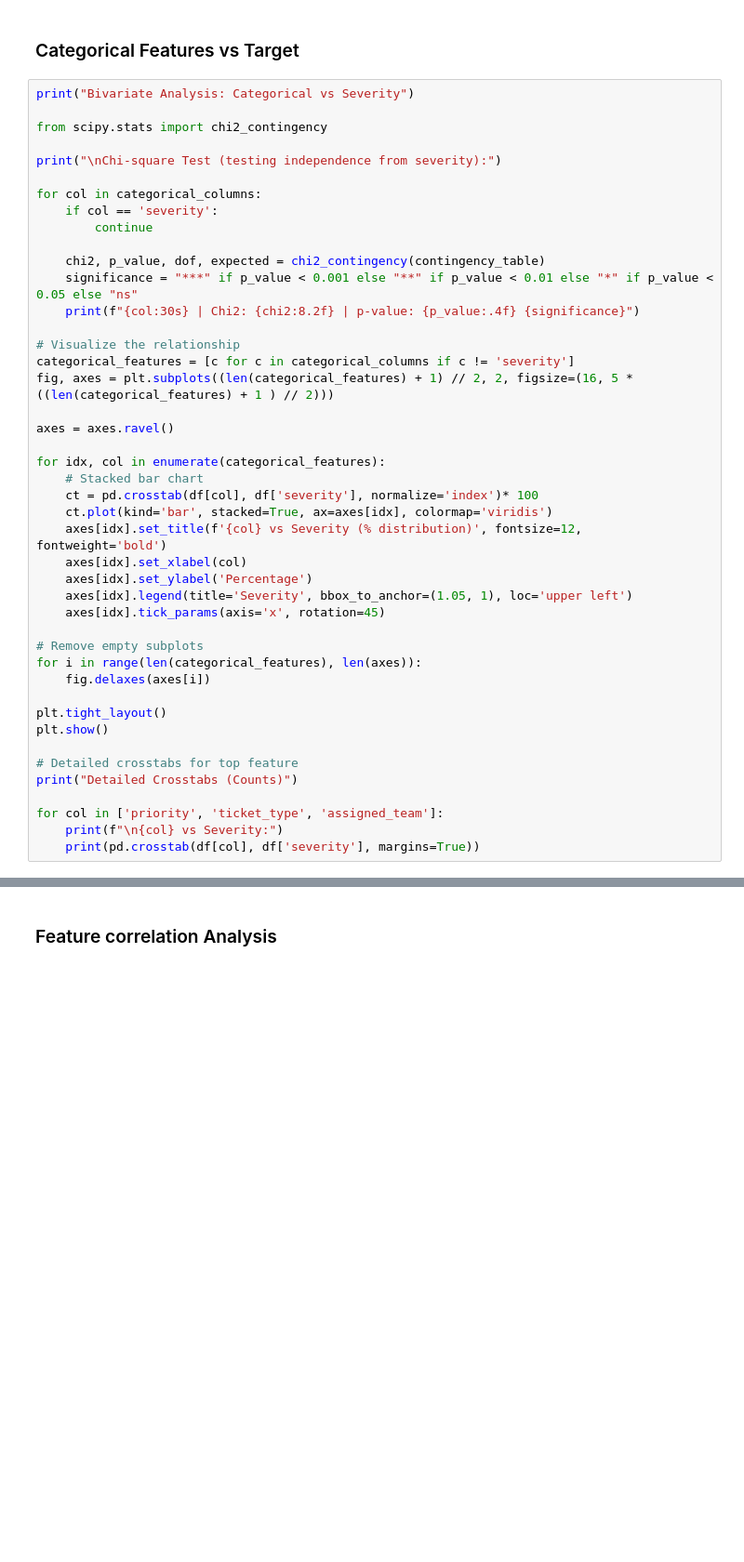
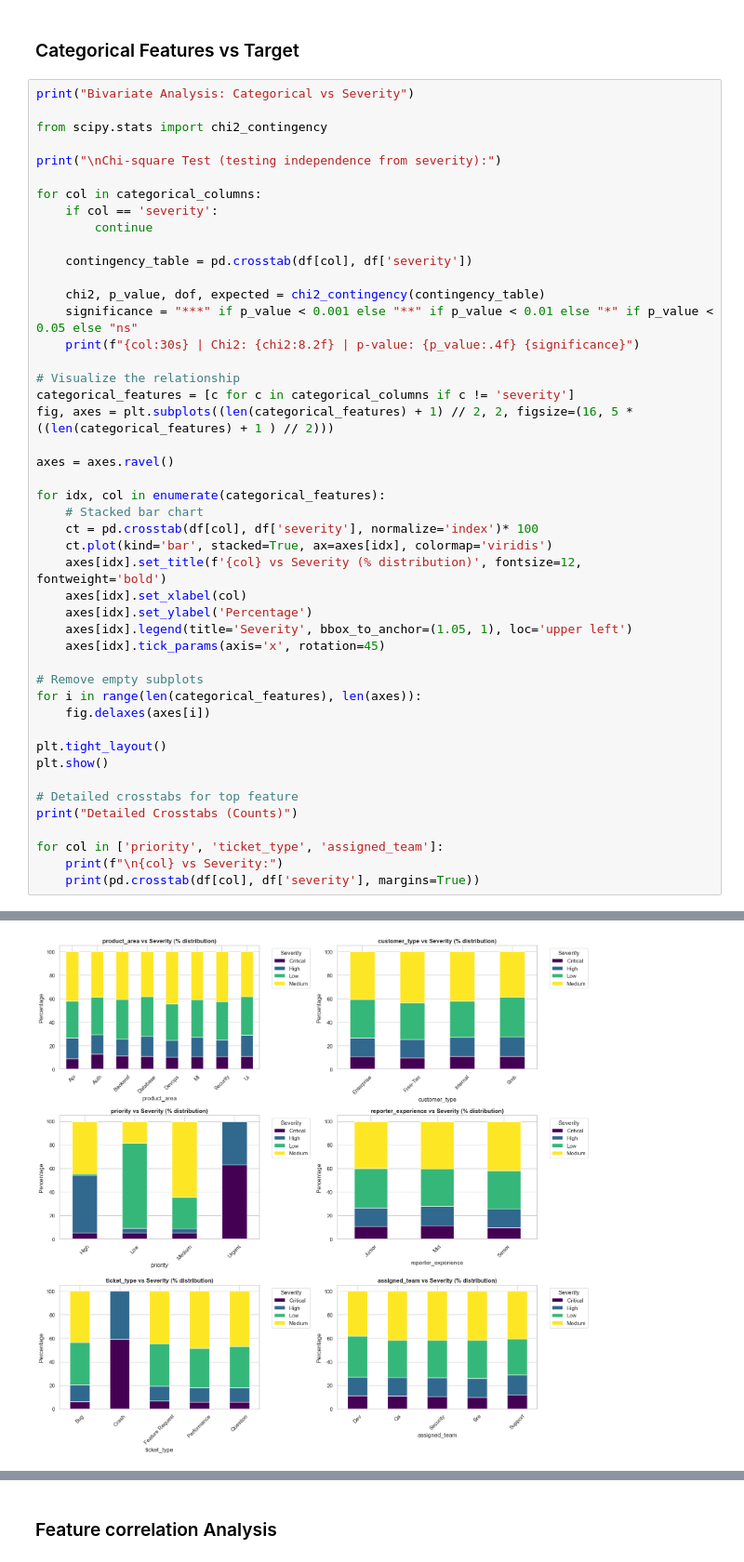
Before and after one commit to getrudeHarriet/Bug-Severity-ML-Project, a Jupyter notebook: notebook/CleaningandEDA.ipynb, the cells around one changed output, grey strips where cells are left out. Shown at 93% size. Drawn from its saved outputs; the diff is of its cells as text; blank space fills up the shorter version.

Commit message:
Fixed contingency error

```diff
--- a/notebook/CleaningandEDA.ipynb
+++ b/notebook/CleaningandEDA.ipynb
@@ -471,6 +471,8 @@ print("\nChi-square Test (testing independence from severity):")
 for col in categorical_columns:
     if col == 'severity':
         continue
+
+    contingency_table = pd.crosstab(df[col], df['severity'])
 
     chi2, p_value, dof, expected = chi2_contingency(contingency_table)
     significance = "***" if p_value < 0.001 else "**" if p_value < 0.01 else "*" if p_value < 0.05 else "ns"
@@ -511,0 +520 @@ Chi-square Test (testing independence from severity):
+[figure, added]
```
Also changed, not shown: parts of 1 cell of this notebook.
